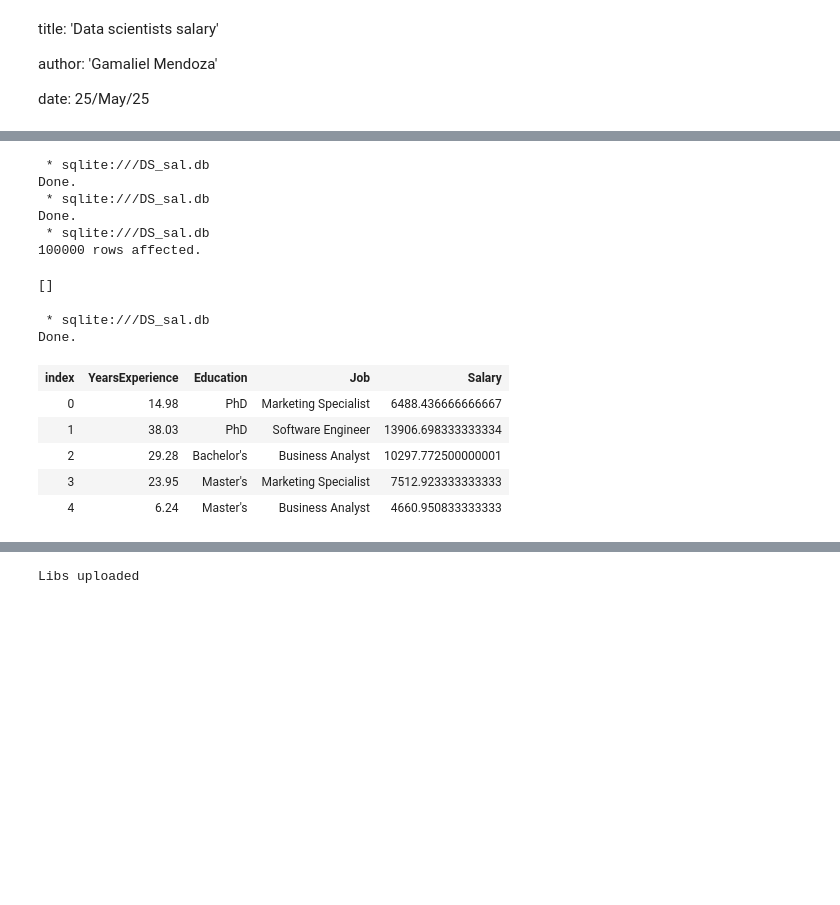
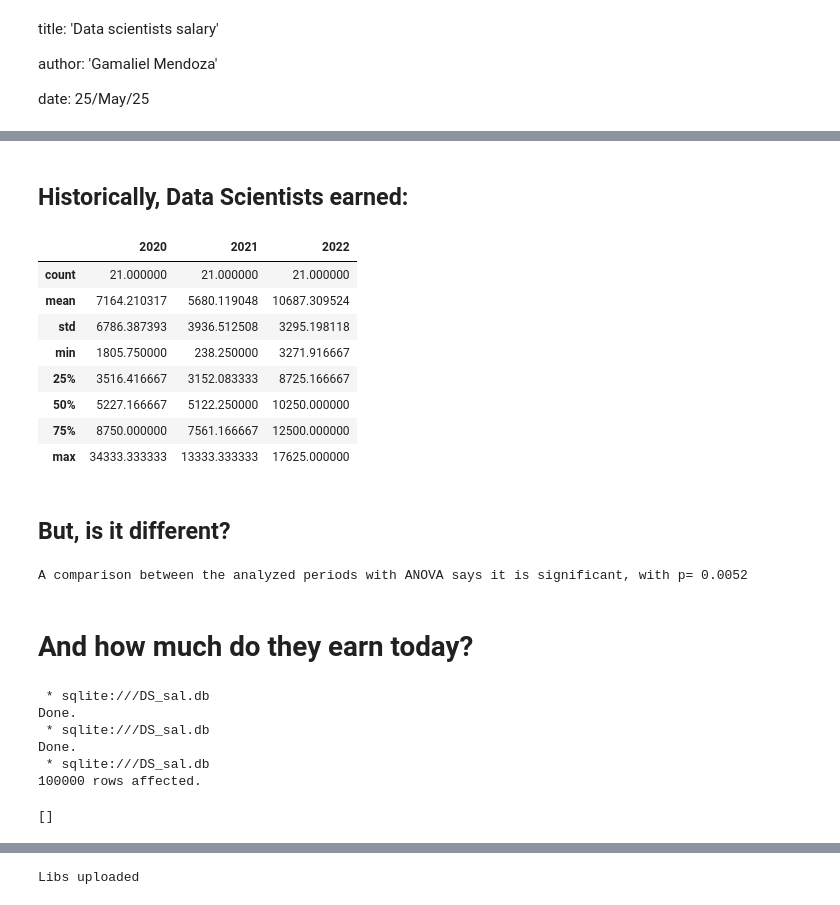
Before and after one commit to gamindful/Data-Science-Jupyter, a Jupyter notebook: content/DS_Sal/DS_Sal.ipynb, the cells around one changed output, grey strips where cells are left out. Saved outputs shown, nothing was run; the diff lists cells and outputs as text; code cells hidden in the pictures; blank space fills up the shorter version.

```diff
--- a/content/DS_Sal/DS_Sal.ipynb
+++ b/content/DS_Sal/DS_Sal.ipynb
@@ -87,3 +142,30 @@ Done.
+# %% [markdown]
+## Historically, Data Scientists earned:
+# %%
+DSt=bxs.describe()
+samples=DSt[DSt.columns].loc['count']
+means=DSt[DSt.columns].loc['mean']
+DSt
+# %% [output]
+|  | 2020 | 2021 | 2022 |
+| count | 21.000000 | 21.000000 | 21.000000 |
+| mean | 7164.210317 | 5680.119048 | 10687.309524 |
+| std | 6786.387393 | 3936.512508 | 3295.198118 |
+| min | 1805.750000 | 238.250000 | 3271.916667 |
+| 25% | 3516.416667 | 3152.083333 | 8725.166667 |
+| 50% | 5227.166667 | 5122.250000 | 10250.000000 |
+| 75% | 8750.000000 | 7561.166667 | 12500.000000 |
+| max | 34333.333333 | 13333.333333 | 17625.000000 |
+# %% [markdown]
+## But, is it different?
+# %%
+from scipy.stats import f_oneway
+f, p = f_oneway(bxs['2020'],bxs['2021'],bxs['2022'])
+print(f"A comparison between the analyzed periods with ANOVA says it {'is significant' if p<0.05 else 'is not significant'}, with p= {round(p,4)}")
+# %% [output]
+A comparison between the analyzed periods with ANOVA says it is significant, with p= 0.0052
+# %% [markdown]
+# And how much do they earn today?
 # %%
 %sql alter table salary_prediction_updated_datas rename 'Job Role' to Job;
 %sql alter table salary_prediction_updated_datas rename 'Education Level' to Education;
@@ -96,14 +178,3 @@ Done.
  * sqlite:///DS_sal.db
 100000 rows affected.
 []
-# %%
-sql select * from salary_prediction_updated_datas limit 5
-# %% [output]
- * sqlite:///DS_sal.db
-Done.
-| index | YearsExperience | Education | Job | Salary |
-| 0 | 14.98 | PhD | Marketing Specialist | 6488.436666666667 |
-| 1 | 38.03 | PhD | Software Engineer | 13906.698333333334 |
-| 2 | 29.28 | Bachelor's | Business Analyst | 10297.772500000001 |
-| 3 | 23.95 | Master's | Marketing Specialist | 7512.923333333333 |
-| 4 | 6.24 | Master's | Business Analyst | 4660.950833333333 |
```
Also changed, not shown: parts of 21 cells of this notebook, 3 other files.
